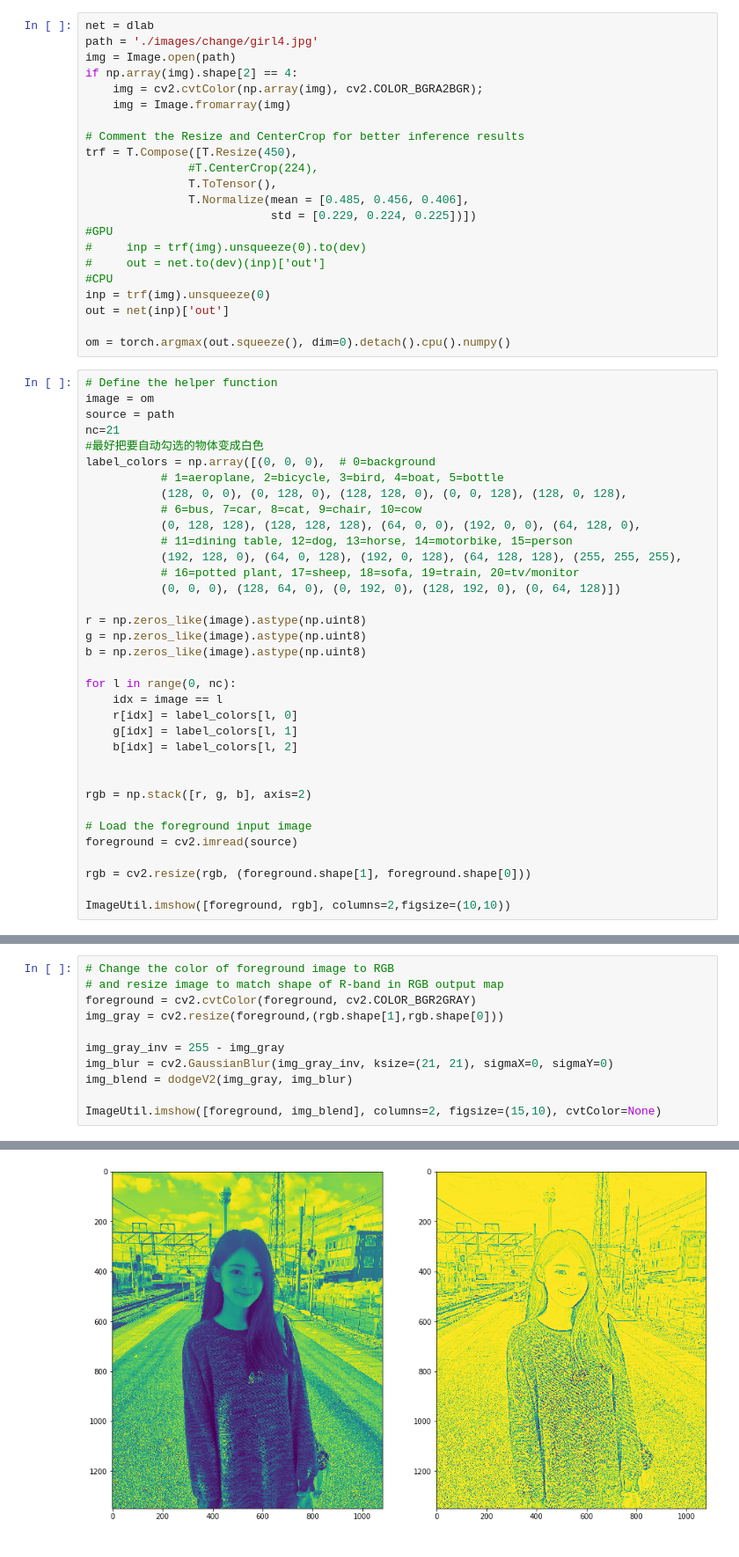
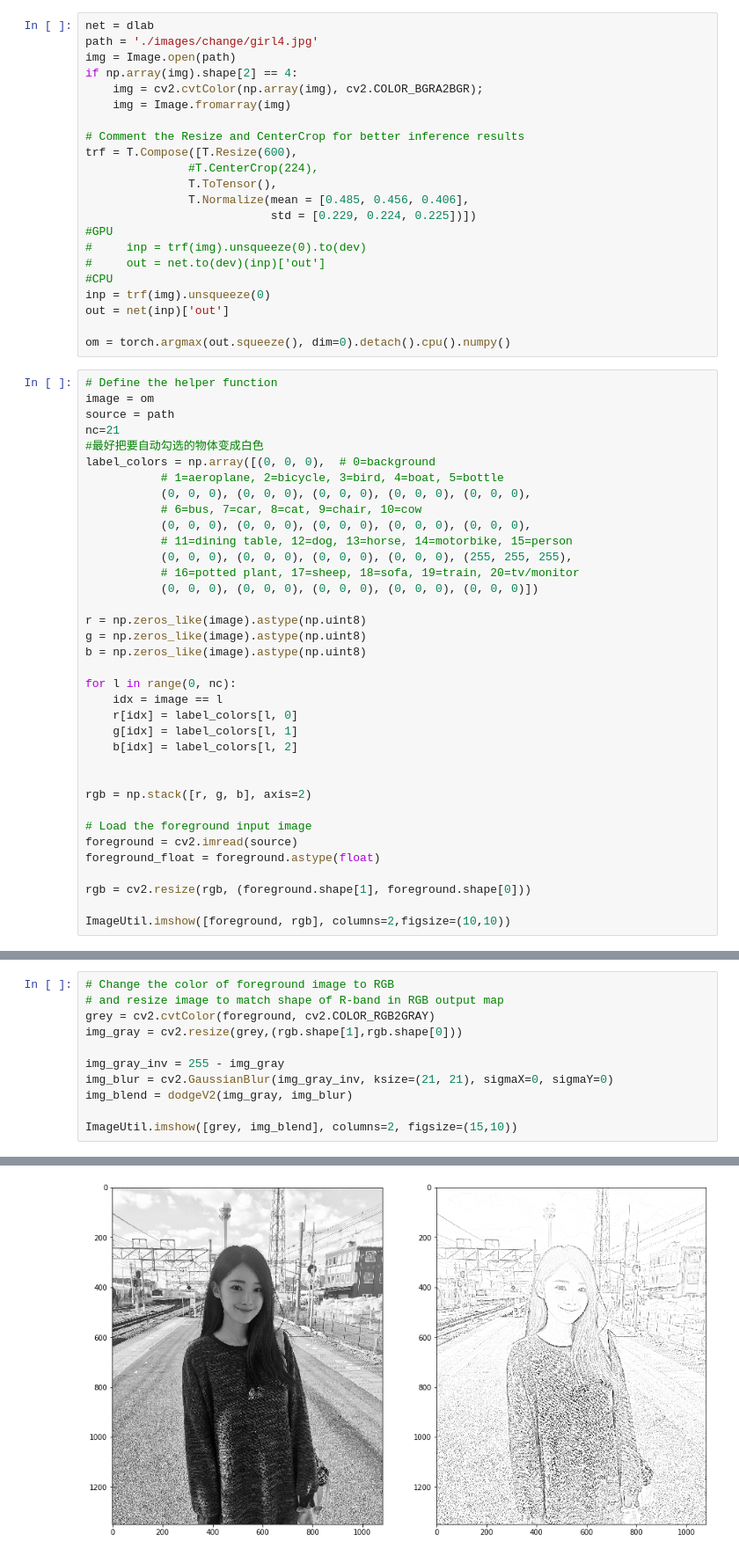
Before and after one commit to kevinzjpeng/opencv_course, a Jupyter notebook: 图像分割/背景铅笔画.ipynb, the cells around one changed output, grey strips where cells are left out. Shown at 88% size. Saved outputs shown, nothing was run; the diff lists cells and outputs as text.

```diff
--- a/图像分割/背景铅笔画.ipynb
+++ b/图像分割/背景铅笔画.ipynb
@@ -22,7 +22,7 @@ if np.array(img).shape[2] == 4:
     img = Image.fromarray(img)
 
 # Comment the Resize and CenterCrop for better inference results
-trf = T.Compose([T.Resize(450),
+trf = T.Compose([T.Resize(600),
                #T.CenterCrop(224),
                T.ToTensor(),
                T.Normalize(mean = [0.485, 0.456, 0.406],
@@ -43,13 +43,13 @@ nc=21
 #最好把要自动勾选的物体变成白色
 label_colors = np.array([(0, 0, 0),  # 0=background
            # 1=aeroplane, 2=bicycle, 3=bird, 4=boat, 5=bottle
-           (128, 0, 0), (0, 128, 0), (128, 128, 0), (0, 0, 128), (128, 0, 128),
+           (0, 0, 0), (0, 0, 0), (0, 0, 0), (0, 0, 0), (0, 0, 0),
            # 6=bus, 7=car, 8=cat, 9=chair, 10=cow
-           (0, 128, 128), (128, 128, 128), (64, 0, 0), (192, 0, 0), (64, 128, 0),
+           (0, 0, 0), (0, 0, 0), (0, 0, 0), (0, 0, 0), (0, 0, 0),
            # 11=dining table, 12=dog, 13=horse, 14=motorbike, 15=person
-           (192, 128, 0), (64, 0, 128), (192, 0, 128), (64, 128, 128), (255, 255, 255),
+           (0, 0, 0), (0, 0, 0), (0, 0, 0), (0, 0, 0), (255, 255, 255),
            # 16=potted plant, 17=sheep, 18=sofa, 19=train, 20=tv/monitor
-           (0, 0, 0), (128, 64, 0), (0, 192, 0), (128, 192, 0), (0, 64, 128)])
+           (0, 0, 0), (0, 0, 0), (0, 0, 0), (0, 0, 0), (0, 0, 0)])
 
 r = np.zeros_like(image).astype(np.uint8)
 g = np.zeros_like(image).astype(np.uint8)
@@ -66,6 +66,7 @@ rgb = np.stack([r, g, b], axis=2)
 
 # Load the foreground input image
 foreground = cv2.imread(source)
+foreground_float = foreground.astype(float)
 
 rgb = cv2.resize(rgb, (foreground.shape[1], foreground.shape[0]))
 
@@ -107,14 +128,14 @@ def burnV2(image, mask):
 # %%
 # Change the color of foreground image to RGB
 # and resize image to match shape of R-band in RGB output map
-foreground = cv2.cvtColor(foreground, cv2.COLOR_BGR2GRAY)
-img_gray = cv2.resize(foreground,(rgb.shape[1],rgb.shape[0]))
+grey = cv2.cvtColor(foreground, cv2.COLOR_RGB2GRAY)
+img_gray = cv2.resize(grey,(rgb.shape[1],rgb.shape[0]))
 
 img_gray_inv = 255 - img_gray
 img_blur = cv2.GaussianBlur(img_gray_inv, ksize=(21, 21), sigmaX=0, sigmaY=0)
 img_blend = dodgeV2(img_gray, img_blur)
 
-ImageUtil.imshow([foreground, img_blend], columns=2, figsize=(15,10), cvtColor=None)
+ImageUtil.imshow([grey, img_blend], columns=2, figsize=(15,10))
 # %% [output]
 <Figure size 1080x720 with 0 Axes>
-[figure, old version]
+[figure, new version]
```
Also changed, not shown: parts of 9 cells of this notebook, 17 other files.
